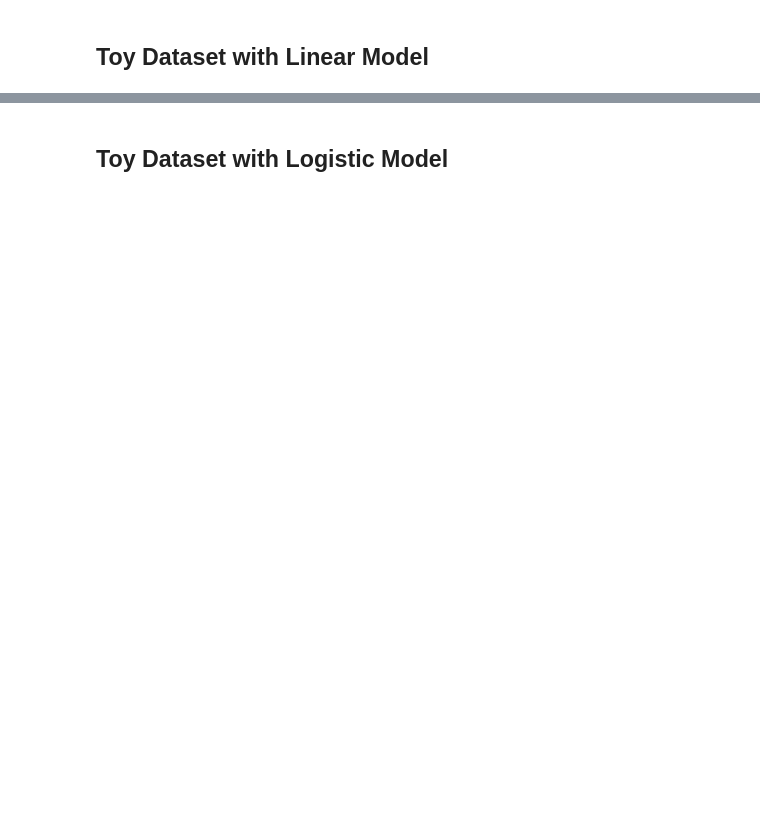
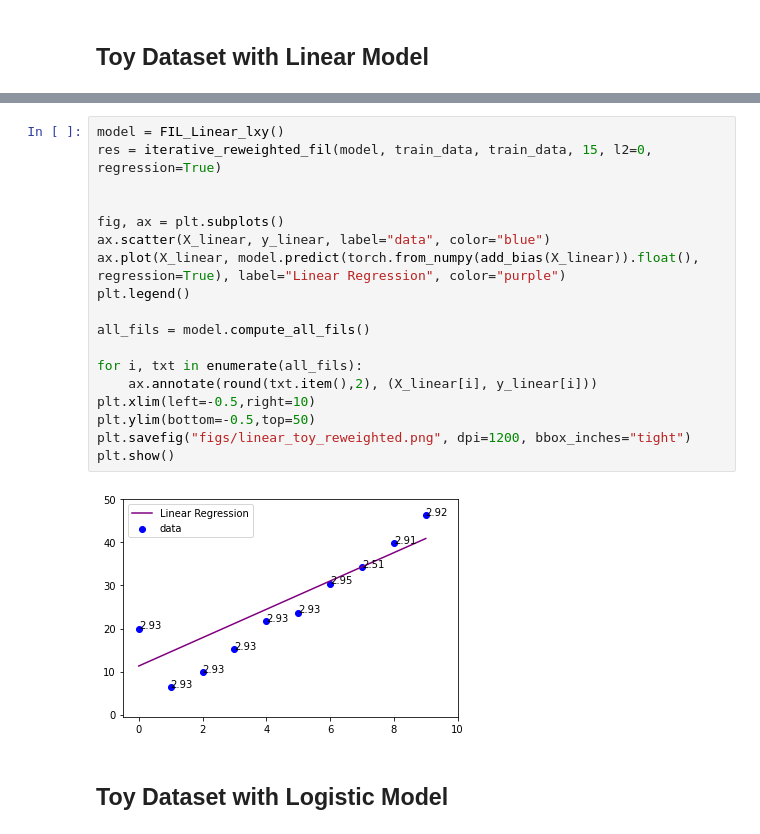
Before and after one commit to charlotte12l/am207_fisher, a Jupyter notebook: fil_debug_experiments.ipynb, the cells around one changed output, grey strips where cells are left out. Drawn from its saved outputs; the diff is of its cells as text; blank space fills up the shorter version.

```diff
--- a/fil_debug_experiments.ipynb
+++ b/fil_debug_experiments.ipynb
@@ -81,3 +69,23 @@ tensor([11.4094])
+# %%
+model = FIL_Linear_lxy()
+res = iterative_reweighted_fil(model, train_data, train_data, 15, l2=0, regression=True)
+
+
+fig, ax = plt.subplots()
+ax.scatter(X_linear, y_linear, label="data", color="blue")
+ax.plot(X_linear, model.predict(torch.from_numpy(add_bias(X_linear)).float(), regression=True), label="Linear Regression", color="purple")
+plt.legend()
+
+all_fils = model.compute_all_fils()
+
+for i, txt in enumerate(all_fils):
+    ax.annotate(round(txt.item(),2), (X_linear[i], y_linear[i]))
+plt.xlim(left=-0.5,right=10)
+plt.ylim(bottom=-0.5,top=50)
+plt.savefig("figs/linear_toy_reweighted.png", dpi=1200, bbox_inches="tight")
+plt.show()
+# %% [output]
+[figure, added]
 # %% [markdown]
 ## Toy Dataset with Logistic Model
 # %%
```
Also changed, not shown: parts of 25 cells of this notebook, 2 other files.
